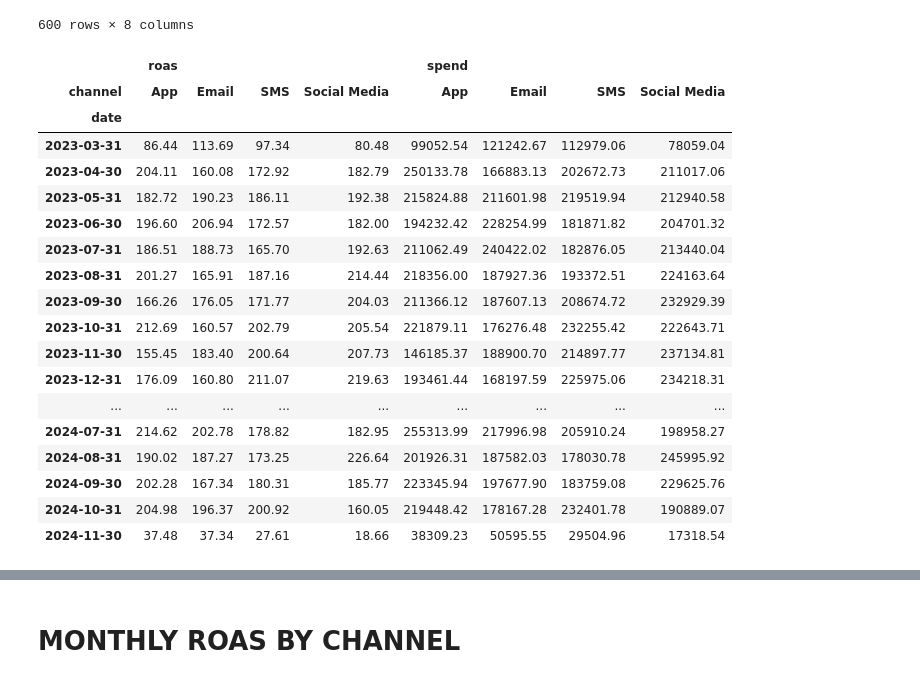
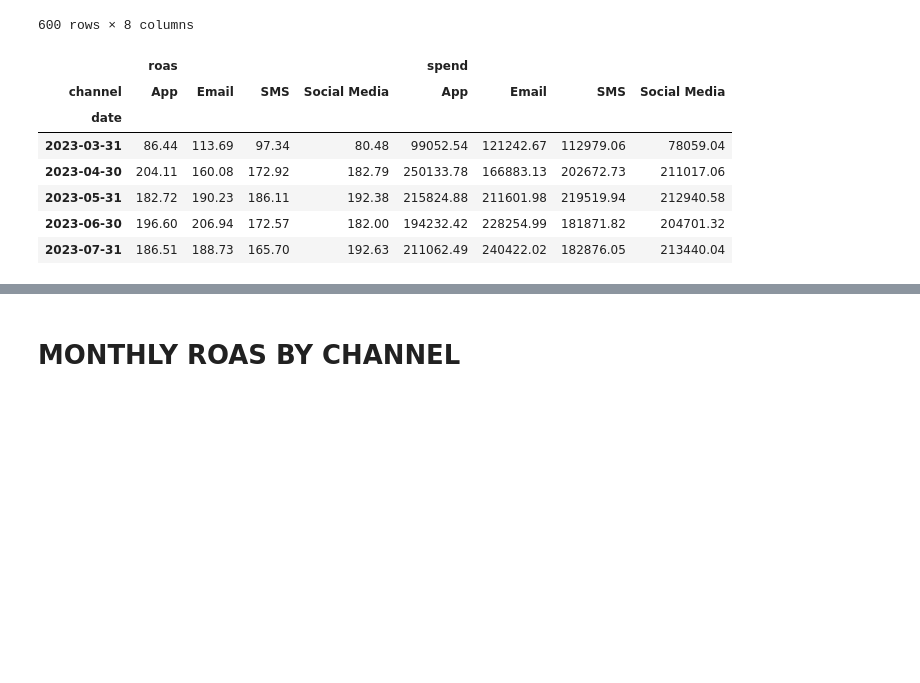
Before and after one commit to maximebarbier01/blinkit-sales-analysis, a Jupyter notebook: marketing_performance.ipynb, the cells around one changed output, grey strips where cells are left out. Saved outputs shown, nothing was run; the diff lists cells and outputs as text; code cells hidden in the pictures; blank space fills up the shorter version.

```diff
--- a/marketing_performance.ipynb
+++ b/marketing_performance.ipynb
@@ -91,25 +92,14 @@ roas_channel_pivot.index = pd.to_datetime(roas_channel_pivot.index, format="%Y-%
 # %%
 # Change roas_channel_pivot into monthly results
 
 roas_channel_pivot_monthly = roas_channel_pivot.resample("ME").sum()
-roas_channel_pivot_monthly
+roas_channel_pivot_monthly.head()
 # %% [output]
 |  | roas |  |  |  | spend |  |  |  |
 | channel | App | Email | SMS | Social Media | App | Email | SMS | Social Media |
 | date |  |  |  |  |  |  |  |  |
 | 2023-03-31 | 86.44 | 113.69 | 97.34 | 80.48 | 99052.54 | 121242.67 | 112979.06 | 78059.04 |
 | 2023-04-30 | 204.11 | 160.08 | 172.92 | 182.79 | 250133.78 | 166883.13 | 202672.73 | 211017.06 |
 | 2023-05-31 | 182.72 | 190.23 | 186.11 | 192.38 | 215824.88 | 211601.98 | 219519.94 | 212940.58 |
 | 2023-06-30 | 196.60 | 206.94 | 172.57 | 182.00 | 194232.42 | 228254.99 | 181871.82 | 204701.32 |
 | 2023-07-31 | 186.51 | 188.73 | 165.70 | 192.63 | 211062.49 | 240422.02 | 182876.05 | 213440.04 |
-| 2023-08-31 | 201.27 | 165.91 | 187.16 | 214.44 | 218356.00 | 187927.36 | 193372.51 | 224163.64 |
-| 2023-09-30 | 166.26 | 176.05 | 171.77 | 204.03 | 211366.12 | 187607.13 | 208674.72 | 232929.39 |
-| 2023-10-31 | 212.69 | 160.57 | 202.79 | 205.54 | 221879.11 | 176276.48 | 232255.42 | 222643.71 |
-| 2023-11-30 | 155.45 | 183.40 | 200.64 | 207.73 | 146185.37 | 188900.70 | 214897.77 | 237134.81 |
-| 2023-12-31 | 176.09 | 160.80 | 211.07 | 219.63 | 193461.44 | 168197.59 | 225975.06 | 234218.31 |
-| ... | ... | ... | ... | ... | ... | ... | ... | ... |
-| 2024-07-31 | 214.62 | 202.78 | 178.82 | 182.95 | 255313.99 | 217996.98 | 205910.24 | 198958.27 |
-| 2024-08-31 | 190.02 | 187.27 | 173.25 | 226.64 | 201926.31 | 187582.03 | 178030.78 | 245995.92 |
-| 2024-09-30 | 202.28 | 167.34 | 180.31 | 185.77 | 223345.94 | 197677.90 | 183759.08 | 229625.76 |
-| 2024-10-31 | 204.98 | 196.37 | 200.92 | 160.05 | 219448.42 | 178167.28 | 232401.78 | 190889.07 |
-| 2024-11-30 | 37.48 | 37.34 | 27.61 | 18.66 | 38309.23 | 50595.55 | 29504.96 | 17318.54 |
```
Also changed, not shown: parts of 29 cells of this notebook.
